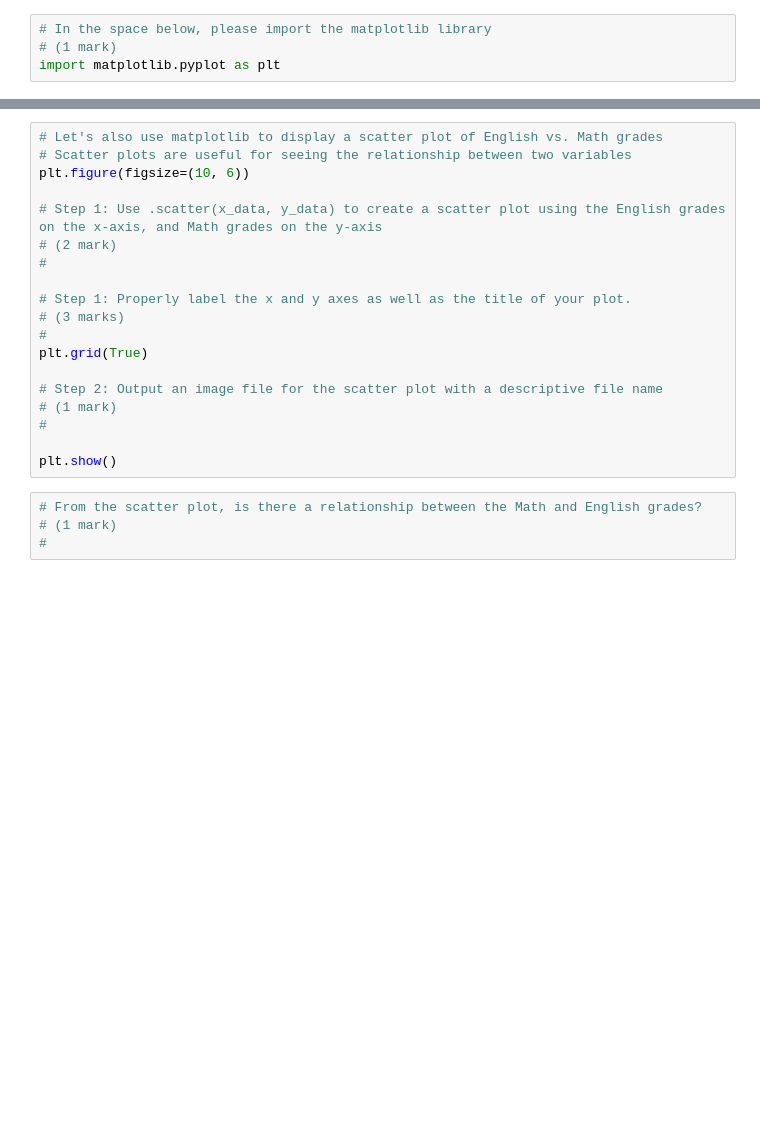
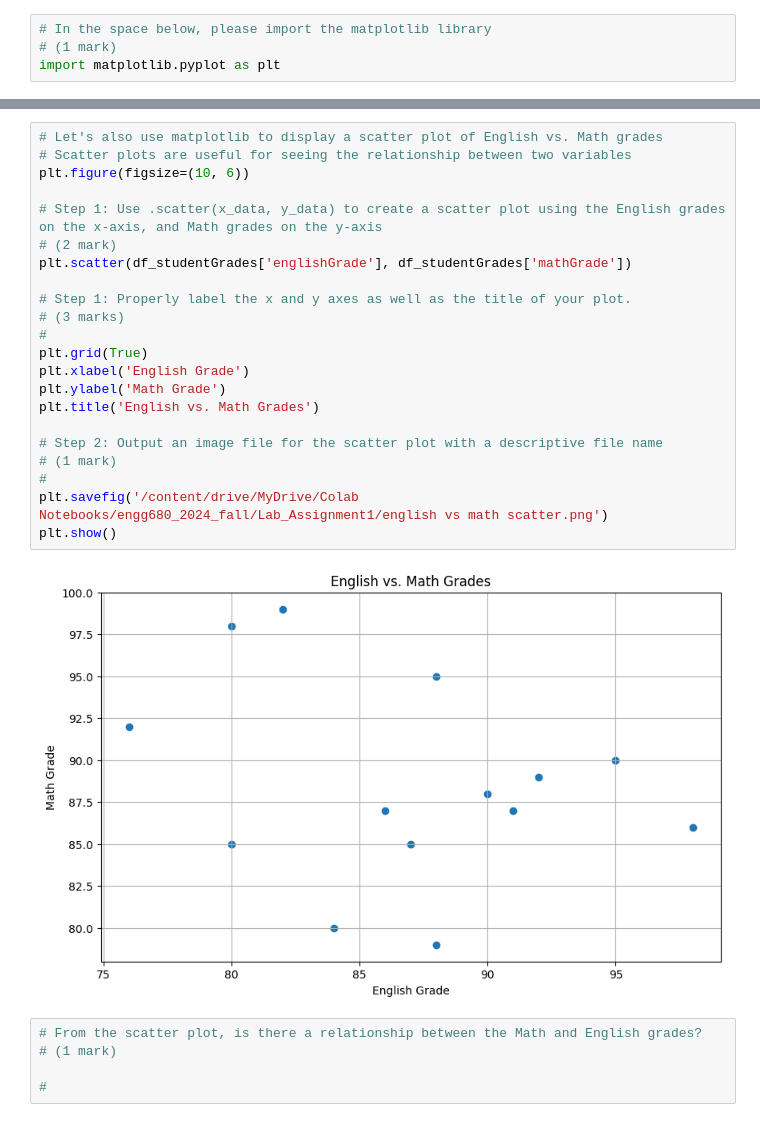
Before and after one commit to TaRa1999R/engg680_2024_fall, a Jupyter notebook: Lab_Assignment1/StudentGradeManagementSystem.ipynb, the cells around one changed output, grey strips where cells are left out. Drawn from its saved outputs; the diff is of its cells as text; blank space fills up the shorter version.

Commit message:
First colab commit

```diff
--- a/Lab_Assignment1/StudentGradeManagementSystem.ipynb
+++ b/Lab_Assignment1/StudentGradeManagementSystem.ipynb
@@ -437,23 +437,29 @@ plt.show()
 # %%
 # Let's also use matplotlib to display a scatter plot of English vs. Math grades
 # Scatter plots are useful for seeing the relationship between two variables
 plt.figure(figsize=(10, 6))
 
 # Step 1: Use .scatter(x_data, y_data) to create a scatter plot using the English grades on the x-axis, and Math grades on the y-axis
 # (2 mark)
-#
+plt.scatter(df_studentGrades['englishGrade'], df_studentGrades['mathGrade'])
 
 # Step 1: Properly label the x and y axes as well as the title of your plot.
 # (3 marks)
 #
 plt.grid(True)
+plt.xlabel('English Grade')
+plt.ylabel('Math Grade')
+plt.title('English vs. Math Grades')
 
 # Step 2: Output an image file for the scatter plot with a descriptive file name
 # (1 mark)
 #
-
+plt.savefig('/content/drive/MyDrive/Colab Notebooks/engg680_2024_fall/Lab_Assignment1/english vs math scatter.png')
 plt.show()
+# %% [output]
+[figure, added]
 # %%
 # From the scatter plot, is there a relationship between the Math and English grades?
 # (1 mark)
+
 #
```
Also changed, not shown: parts of 1 cell of this notebook, 3 other files.
